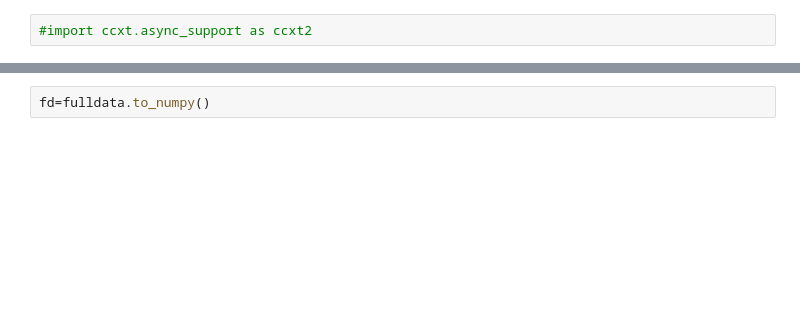
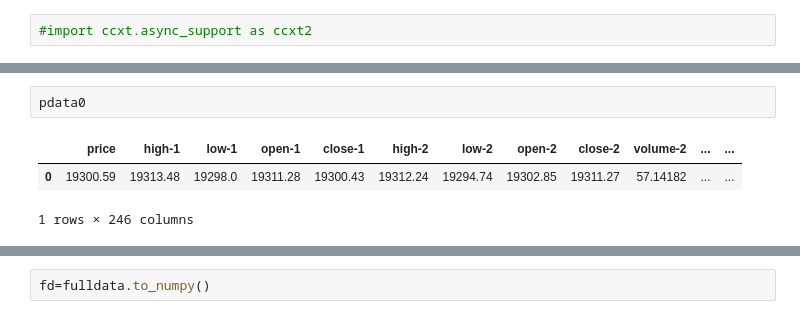
Before and after one commit to AyoubJadouli/Crypto_backtest_tools, a Jupyter notebook: ++UsingAIModel.ipynb, the cells around one changed output, grey strips where cells are left out. Saved outputs shown, nothing was run; the diff lists cells and outputs as text; blank space fills up the shorter version.

```diff
--- a/++UsingAIModel.ipynb
+++ b/++UsingAIModel.ipynb
@@ -682,2 +684,8 @@ pdata0[["high-1","low-1","open-1","close-1","volume-2"]]
+# %%
+pdata0
+# %% [output]
+|  | price | high-1 | low-1 | open-1 | close-1 | high-2 | low-2 | open-2 | close-2 | volume-2 | ... | ... |
+| 0 | 19300.59 | 19313.48 | 19298.0 | 19311.28 | 19300.43 | 19312.24 | 19294.74 | 19302.85 | 19311.27 | 57.14182 | ... | ... |
+1 rows × 246 columns
 # %%
 fulldata=pd.read_csv("../Data/10_Testing.csv",index_col=0,nrows=200).drop(columns=["sell",'bs',"buy"])
```
Also changed, not shown: parts of 30 cells of this notebook, 1 other file.
